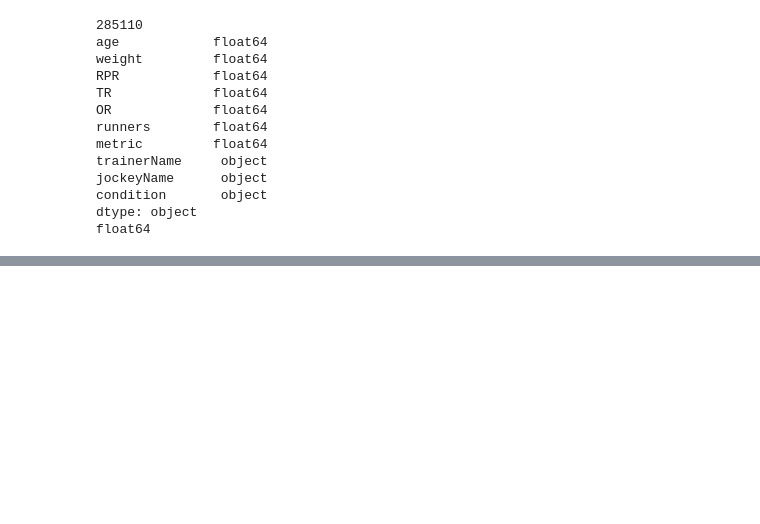
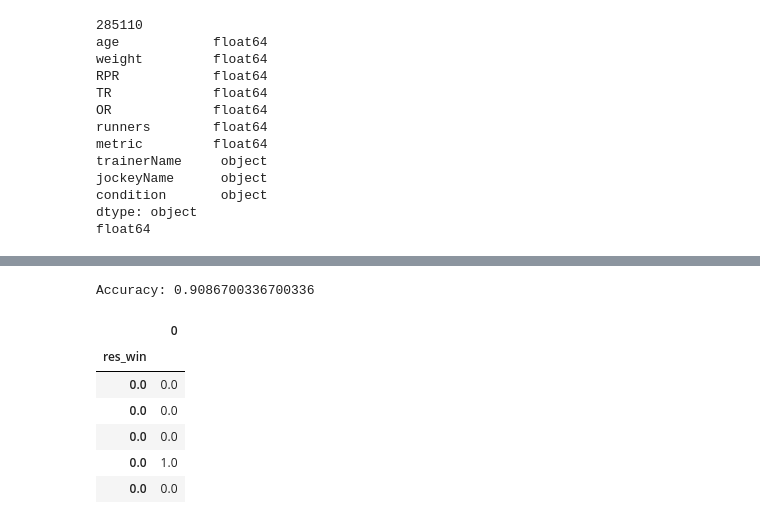
Before and after one commit to hiromimiyata/Mustang, a Jupyter notebook: Code/ML_Model.ipynb, the cells around one changed output, grey strips where cells are left out. Cells and saved outputs as stored; diff of their text form; code cells hidden in the pictures; blank space fills up the shorter version.

```diff
--- a/Code/ML_Model.ipynb
+++ b/Code/ML_Model.ipynb
@@ -54,0 +97,7 @@ float64
+# %%
+# Split data into test and train
+X_train, X_test, y_train, y_test = train_test_split(df_horse_features, df_horse_target, random_state=1)
+# %%
+# Fit data to a logistic regression model
+model = LogisticRegression()
+model.fit(X_train, y_train)
@@ -54,0 +113,21 @@ float64
+# %%
+# Check model on testing data to make a prediction
+y_pred = model.predict(X_test)
+# %%
+# Check model accuracy comparing prediction data to test data
+accuracy = accuracy_score(y_test, y_pred)
+print("Accuracy:", accuracy)
+# %% [output]
+Accuracy: 0.9086700336700336
+# %%
+# Dataframe showing prediction data and test data
+prediction_df = pd.DataFrame(y_pred, y_test)
+prediction_df.head()
+# %% [output]
+|  | 0 |
+| res_win |  |
+| 0.0 | 0.0 |
+| 0.0 | 0.0 |
+| 0.0 | 0.0 |
+| 0.0 | 1.0 |
+| 0.0 | 0.0 |
```
Also changed, not shown: parts of 13 cells of this notebook.
